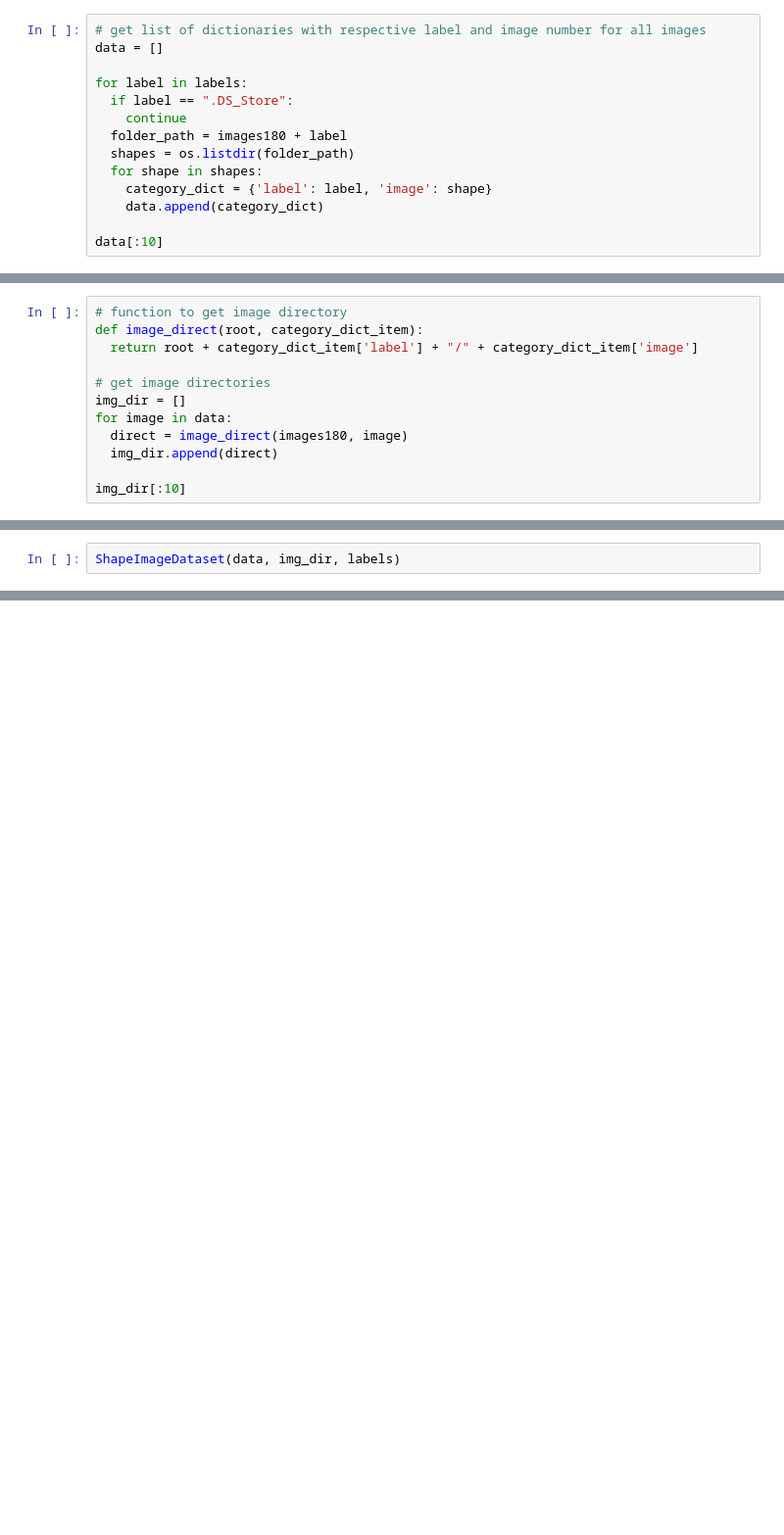
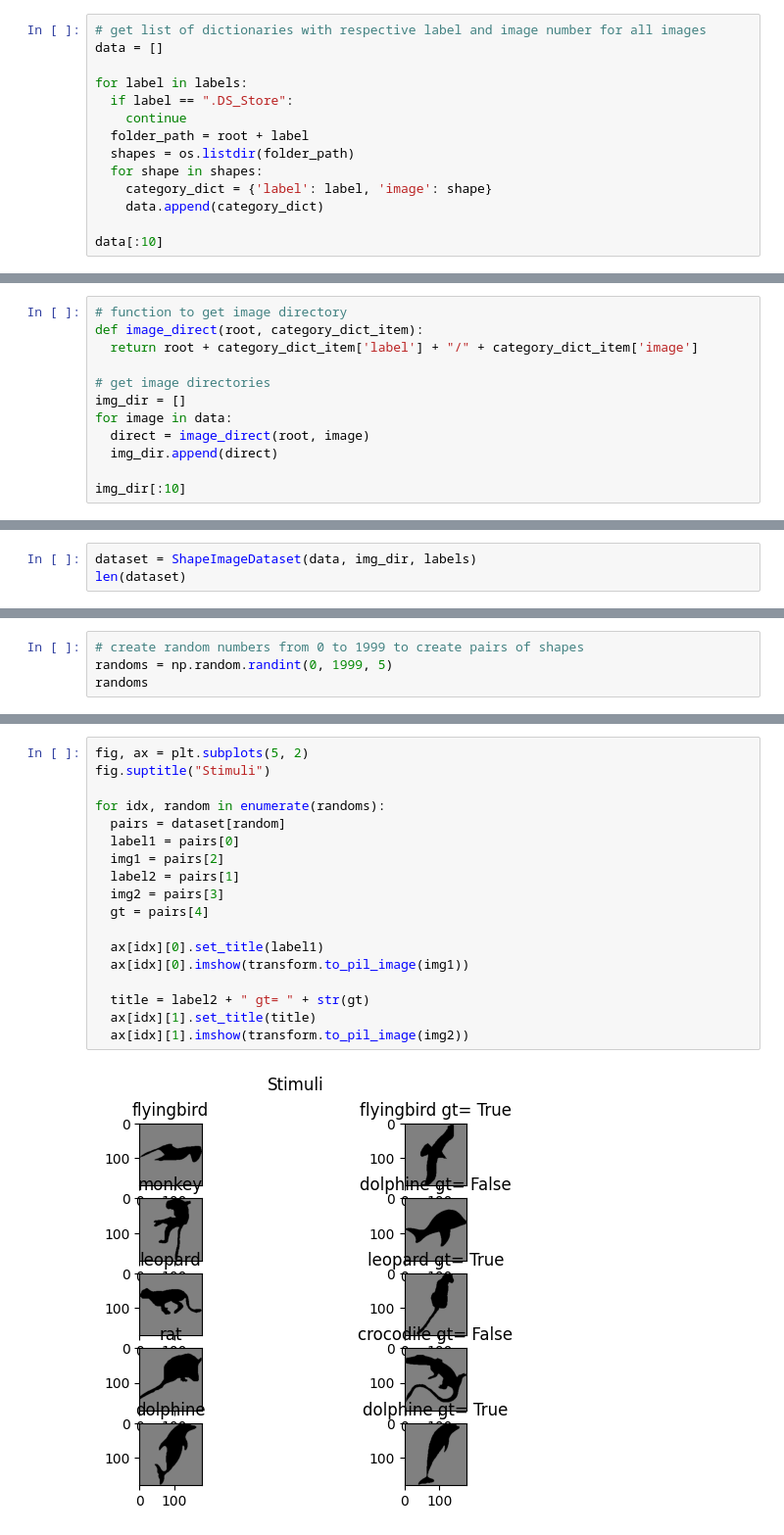
Before and after one commit to AnaBelenCarbajal/Thesis, a Jupyter notebook: shapesTest.ipynb, the cells around one changed output, grey strips where cells are left out. Shown at 98% size. Saved outputs shown, nothing was run; the diff lists cells and outputs as text; blank space fills up the shorter version.

```diff
--- a/shapesTest.ipynb
+++ b/shapesTest.ipynb
@@ -52,7 +44,7 @@ data = []
 for label in labels:
   if label == ".DS_Store":
     continue
-  folder_path = images180 + label
+  folder_path = root + label
   shapes = os.listdir(folder_path)
   for shape in shapes:
     category_dict = {'label': label, 'image': shape}
@@ -78,7 +72,7 @@ def image_direct(root, category_dict_item):
 # get image directories
 img_dir = []
 for image in data:
-  direct = image_direct(images180, image)
+  direct = image_direct(root, image)
   img_dir.append(direct)
 
 img_dir[:10]
@@ -143,2 +189,3 @@ data
 # %%
-ShapeImageDataset(data, img_dir, labels)
+dataset = ShapeImageDataset(data, img_dir, labels)
+len(dataset)
@@ -167,0 +194,4 @@ b = DataLoader(a, 64)
+# %%
+# create random numbers from 0 to 1999 to create pairs of shapes
+randoms = np.random.randint(0, 1999, 5)
+randoms
@@ -167,0 +200,20 @@ b = DataLoader(a, 64)
+# %%
+fig, ax = plt.subplots(5, 2)
+fig.suptitle("Stimuli")
+
+for idx, random in enumerate(randoms):
+  pairs = dataset[random]
+  label1 = pairs[0]
+  img1 = pairs[2]
+  label2 = pairs[1]
+  img2 = pairs[3]
+  gt = pairs[4]
+
+  ax[idx][0].set_title(label1)
+  ax[idx][0].imshow(transform.to_pil_image(img1))
+
+  title = label2 + " gt= " + str(gt)
+  ax[idx][1].set_title(title)
+  ax[idx][1].imshow(transform.to_pil_image(img2))
+# %% [output]
+[figure, added]
```
Also changed, not shown: parts of 26 cells of this notebook.
